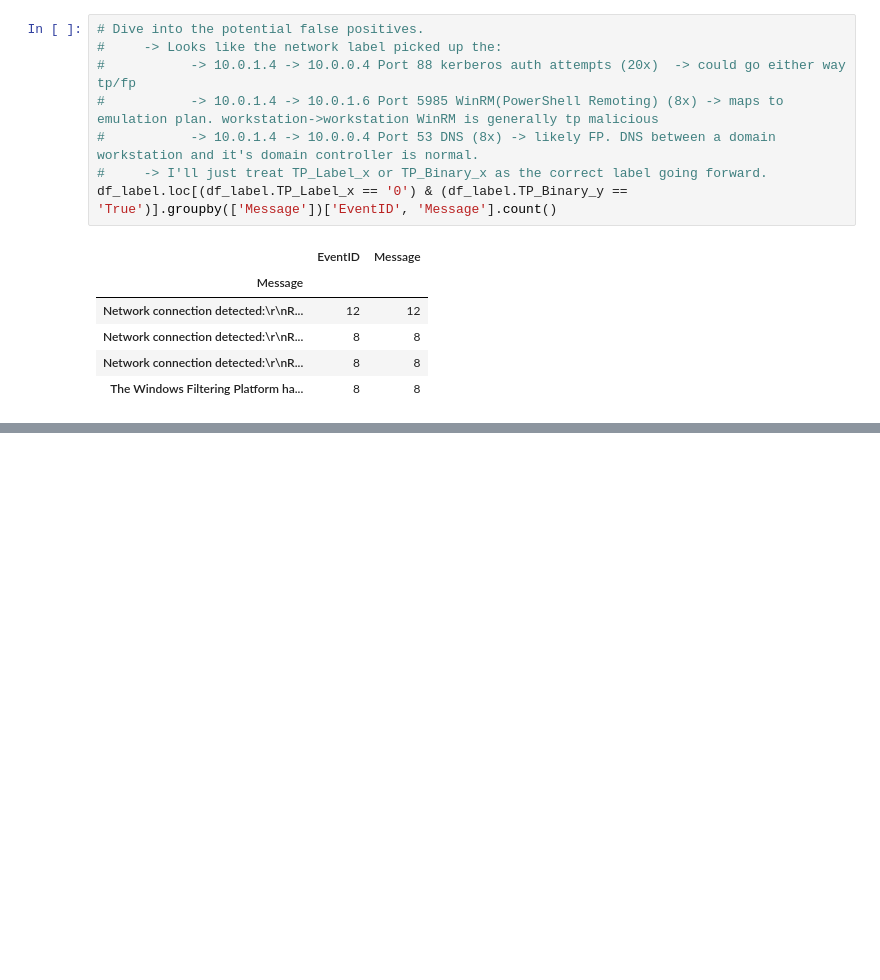
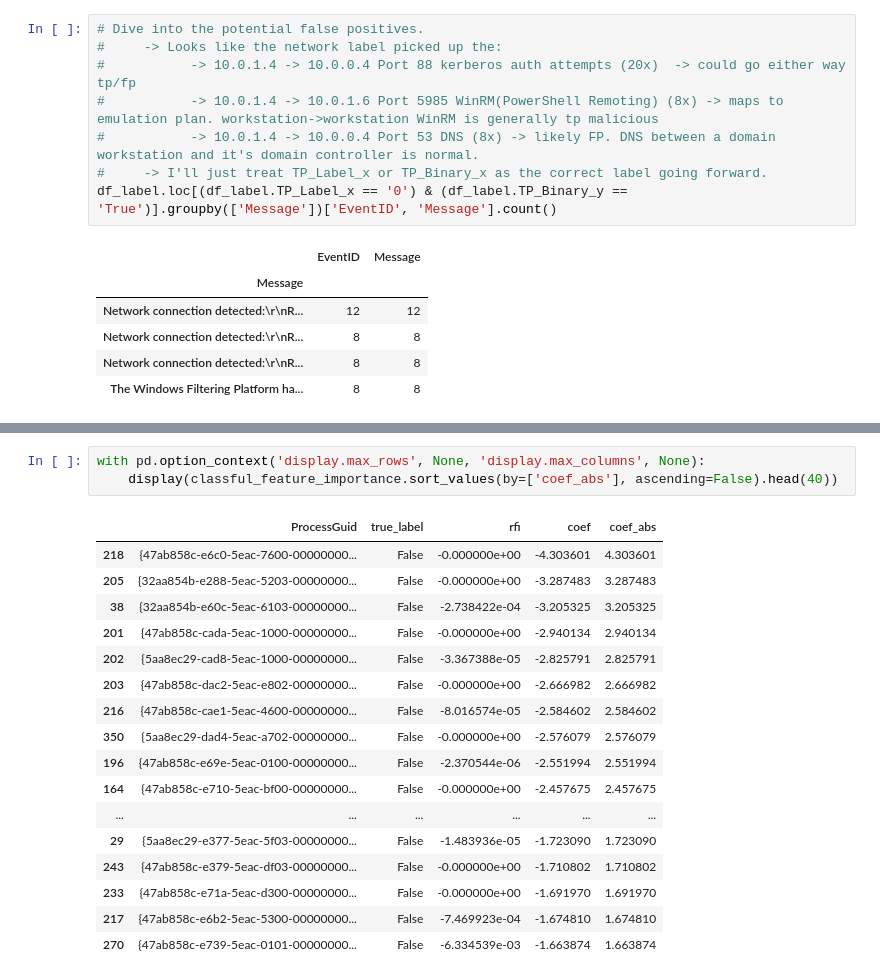
Before and after one commit to zulu8/graph_msc, a Jupyter notebook: Network2.ipynb, the cells around one changed output, grey strips where cells are left out. Drawn from its saved outputs; the diff is of its cells as text; blank space fills up the shorter version.

```diff
--- a/Network2.ipynb
+++ b/Network2.ipynb
@@ -220,0 +848,21 @@ df_labelled = spark.createDataFrame(df_label.astype(str))
+# %%
+with pd.option_context('display.max_rows', None, 'display.max_columns', None):
+    display(classful_feature_importance.sort_values(by=['coef_abs'], ascending=False).head(40))
+# %% [output]
+|  | ProcessGuid | true_label | rfi | coef | coef_abs |
+| 218 | {47ab858c-e6c0-5eac-7600-00000000... | False | -0.000000e+00 | -4.303601 | 4.303601 |
+| 205 | {32aa854b-e288-5eac-5203-00000000... | False | -0.000000e+00 | -3.287483 | 3.287483 |
+| 38 | {32aa854b-e60c-5eac-6103-00000000... | False | -2.738422e-04 | -3.205325 | 3.205325 |
+| 201 | {47ab858c-cada-5eac-1000-00000000... | False | -0.000000e+00 | -2.940134 | 2.940134 |
+| 202 | {5aa8ec29-cad8-5eac-1000-00000000... | False | -3.367388e-05 | -2.825791 | 2.825791 |
+| 203 | {47ab858c-dac2-5eac-e802-00000000... | False | -0.000000e+00 | -2.666982 | 2.666982 |
+| 216 | {47ab858c-cae1-5eac-4600-00000000... | False | -8.016574e-05 | -2.584602 | 2.584602 |
+| 350 | {5aa8ec29-dad4-5eac-a702-00000000... | False | -0.000000e+00 | -2.576079 | 2.576079 |
+| 196 | {47ab858c-e69e-5eac-0100-00000000... | False | -2.370544e-06 | -2.551994 | 2.551994 |
+| 164 | {47ab858c-e710-5eac-bf00-00000000... | False | -0.000000e+00 | -2.457675 | 2.457675 |
+| ... | ... | ... | ... | ... | ... |
+| 29 | {5aa8ec29-e377-5eac-5f03-00000000... | False | -1.483936e-05 | -1.723090 | 1.723090 |
+| 243 | {47ab858c-e379-5eac-df03-00000000... | False | -0.000000e+00 | -1.710802 | 1.710802 |
+| 233 | {47ab858c-e71a-5eac-d300-00000000... | False | -0.000000e+00 | -1.691970 | 1.691970 |
+| 217 | {47ab858c-e6b2-5eac-5300-00000000... | False | -7.469923e-04 | -1.674810 | 1.674810 |
+| 270 | {47ab858c-e739-5eac-0101-00000000... | False | -6.334539e-03 | -1.663874 | 1.663874 |
```
Also changed, not shown: parts of 80 cells of this notebook.
